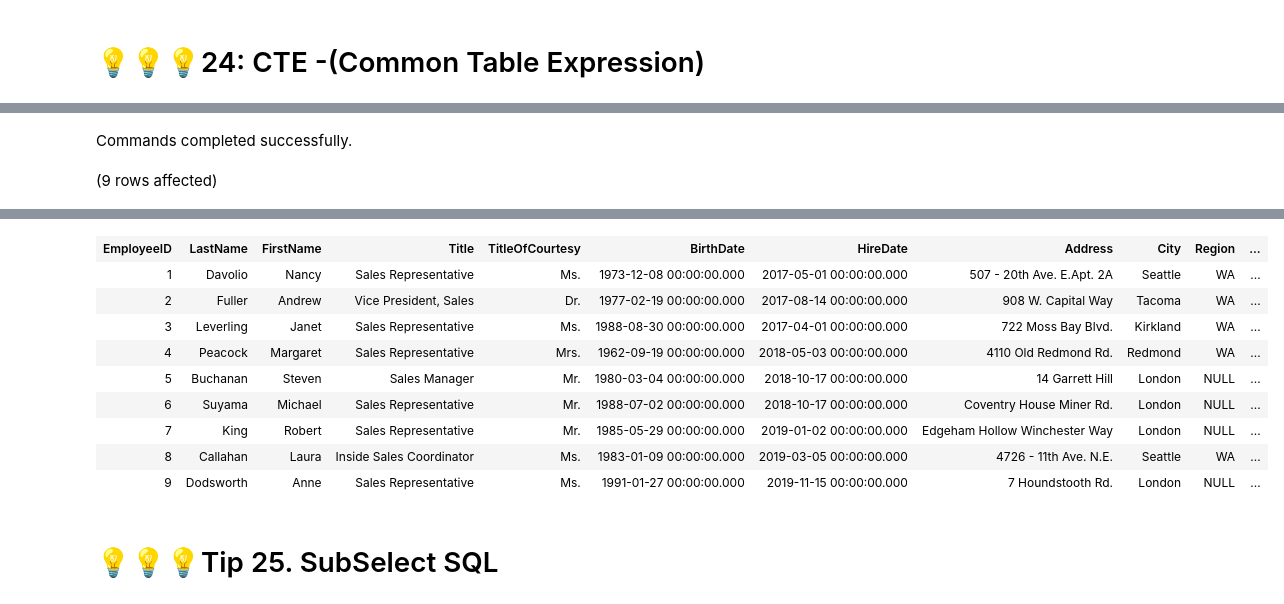
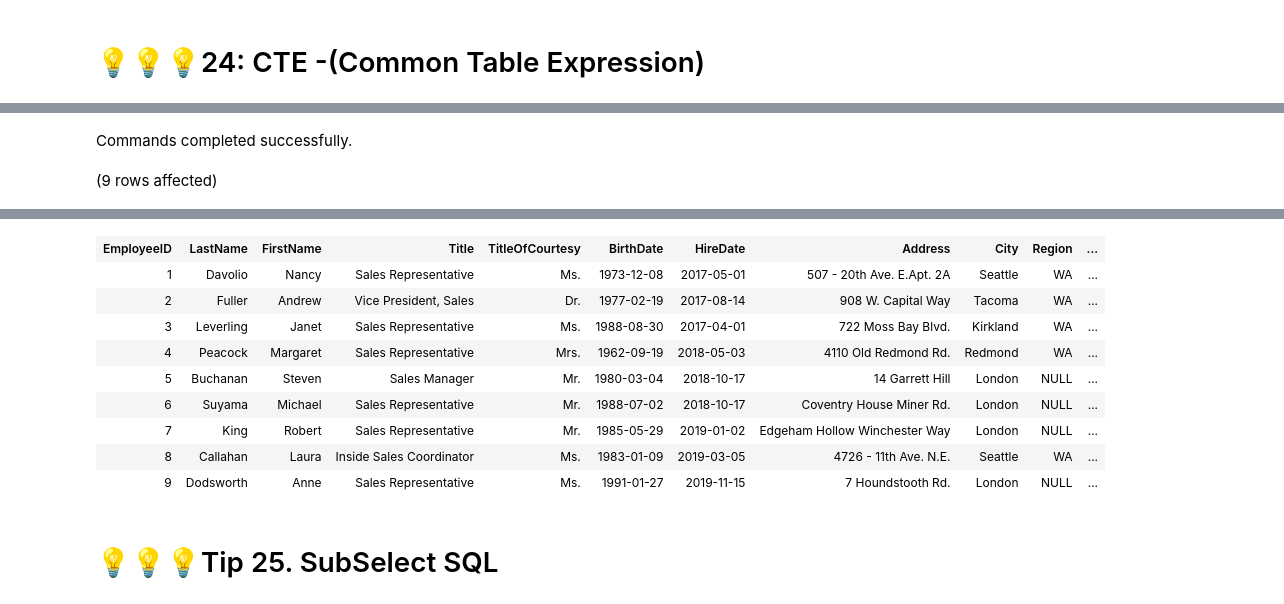
Before and after one commit to OkerekeChisom/Project_Portfolio, a Jupyter notebook: Chisom_Portfolio.ipynb, the cells around one changed output, grey strips where cells are left out. Drawn from its saved outputs; the diff is of its cells as text; code cells hidden in the pictures.

```diff
--- a/Chisom_Portfolio.ipynb
+++ b/Chisom_Portfolio.ipynb
@@ -1342,17 +1376,36 @@ USE Northwind_2023
 GO
 
 WITH MGRCTE as (
-SELECT mgr.EmployeeID as 'MgrId'
-      ,concat(mgr.FirstName, ' ', mgr.LastName) as 'Manager'
-	  ,mgr.Title
-FROM dbo.Employees as mgr
-WHERE mgr.EmployeeID in
+    SELECT
+        mgr.EmployeeID as 'MgrId',
+        CONCAT(mgr.FirstName, ' ', mgr.LastName) as 'Manager',
+        mgr.Title
+    FROM dbo.Employees as mgr
+    WHERE mgr.EmployeeID IN
         (SELECT DISTINCT ReportsTo FROM dbo.Employees)
 )
-SELECT *
-FROM  dbo.Employees as emp
+SELECT
+    emp.EmployeeID
+    ,emp.LastName
+    ,emp.FirstName
+    ,emp.Title
+    ,emp.TitleOfCourtesy
+    ,CAST(emp.BirthDate as DATE) as BirthDate
+    ,CAST(emp.HireDate as DATE) as HireDate
+    ,emp.[Address]
+    ,emp.City
+    ,emp.Region
+    ,emp.PostalCode
+    ,emp.Country
+    ,emp.HomePhone
+    ,emp.Extension
+    ,emp.ReportsTo
+    ,mgr.MgrId
+    ,mgr.Manager
+    ,mgr.Title as 'MgrTitle'
+FROM dbo.Employees as emp
     LEFT OUTER JOIN MGRCTE as mgr
-	on emp.ReportsTo = mgr.MgrId
+    ON emp.ReportsTo = mgr.MgrId
 ;
 # %% [output]
 Commands completed successfully.
@@ -1361,13 +1414,13 @@ Total execution time: 00:00:00.293
 | EmployeeID | LastName | FirstName | Title | TitleOfCourtesy | BirthDate | HireDate | Address | City | Region | ... |
-| 1 | Davolio | Nancy | Sales Representative | Ms. | 1973-12-08 00:00:00.000 | 2017-05-01 00:00:00.000 | 507 - 20th Ave. E.Apt. 2A | Seattle | WA | ... |
-| 2 | Fuller | Andrew | Vice President, Sales | Dr. | 1977-02-19 00:00:00.000 | 2017-08-14 00:00:00.000 | 908 W. Capital Way | Tacoma | WA | ... |
-| 3 | Leverling | Janet | Sales Representative | Ms. | 1988-08-30 00:00:00.000 | 2017-04-01 00:00:00.000 | 722 Moss Bay Blvd. | Kirkland | WA | ... |
-| 4 | Peacock | Margaret | Sales Representative | Mrs. | 1962-09-19 00:00:00.000 | 2018-05-03 00:00:00.000 | 4110 Old Redmond Rd. | Redmond | WA | ... |
-| 5 | Buchanan | Steven | Sales Manager | Mr. | 1980-03-04 00:00:00.000 | 2018-10-17 00:00:00.000 | 14 Garrett Hill | London | NULL | ... |
-| 6 | Suyama | Michael | Sales Representative | Mr. | 1988-07-02 00:00:00.000 | 2018-10-17 00:00:00.000 | Coventry House Miner Rd. | London | NULL | ... |
-| 7 | King | Robert | Sales Representative | Mr. | 1985-05-29 00:00:00.000 | 2019-01-02 00:00:00.000 | Edgeham Hollow Winchester Way | London | NULL | ... |
-| 8 | Callahan | Laura | Inside Sales Coordinator | Ms. | 1983-01-09 00:00:00.000 | 2019-03-05 00:00:00.000 | 4726 - 11th Ave. N.E. | Seattle | WA | ... |
-| 9 | Dodsworth | Anne | Sales Representative | Ms. | 1991-01-27 00:00:00.000 | 2019-11-15 00:00:00.000 | 7 Houndstooth Rd. | London | NULL | ... |
+| 1 | Davolio | Nancy | Sales Representative | Ms. | 1973-12-08 | 2017-05-01 | 507 - 20th Ave. E.Apt. 2A | Seattle | WA | ... |
+| 2 | Fuller | Andrew | Vice President, Sales | Dr. | 1977-02-19 | 2017-08-14 | 908 W. Capital Way | Tacoma | WA | ... |
+| 3 | Leverling | Janet | Sales Representative | Ms. | 1988-08-30 | 2017-04-01 | 722 Moss Bay Blvd. | Kirkland | WA | ... |
+| 4 | Peacock | Margaret | Sales Representative | Mrs. | 1962-09-19 | 2018-05-03 | 4110 Old Redmond Rd. | Redmond | WA | ... |
+| 5 | Buchanan | Steven | Sales Manager | Mr. | 1980-03-04 | 2018-10-17 | 14 Garrett Hill | London | NULL | ... |
+| 6 | Suyama | Michael | Sales Representative | Mr. | 1988-07-02 | 2018-10-17 | Coventry House Miner Rd. | London | NULL | ... |
+| 7 | King | Robert | Sales Representative | Mr. | 1985-05-29 | 2019-01-02 | Edgeham Hollow Winchester Way | London | NULL | ... |
+| 8 | Callahan | Laura | Inside Sales Coordinator | Ms. | 1983-01-09 | 2019-03-05 | 4726 - 11th Ave. N.E. | Seattle | WA | ... |
+| 9 | Dodsworth | Anne | Sales Representative | Ms. | 1991-01-27 | 2019-11-15 | 7 Houndstooth Rd. | London | NULL | ... |
 # %% [markdown]
 # 💡💡💡Tip 25. SubSelect SQL
 # %% [markdown]
```
Also changed, not shown: parts of 5 cells of this notebook.
